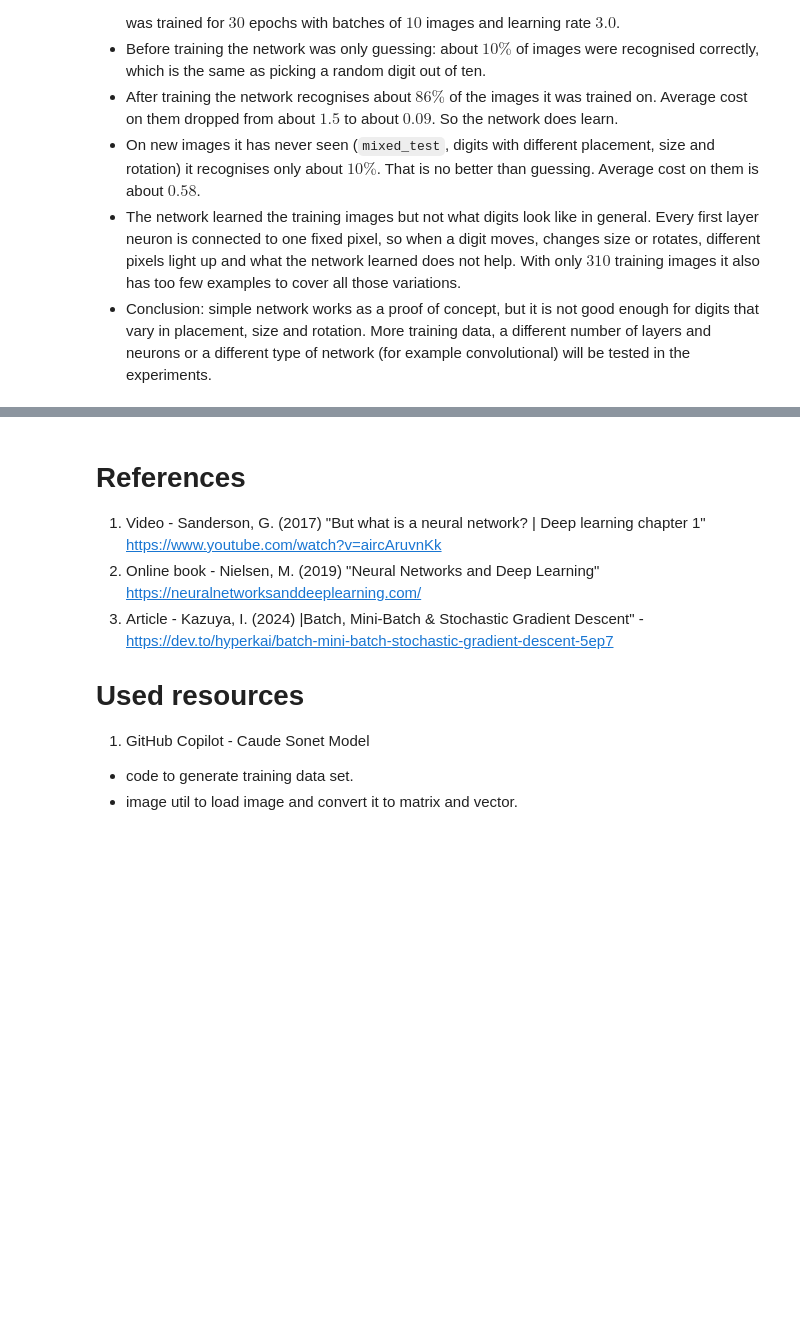
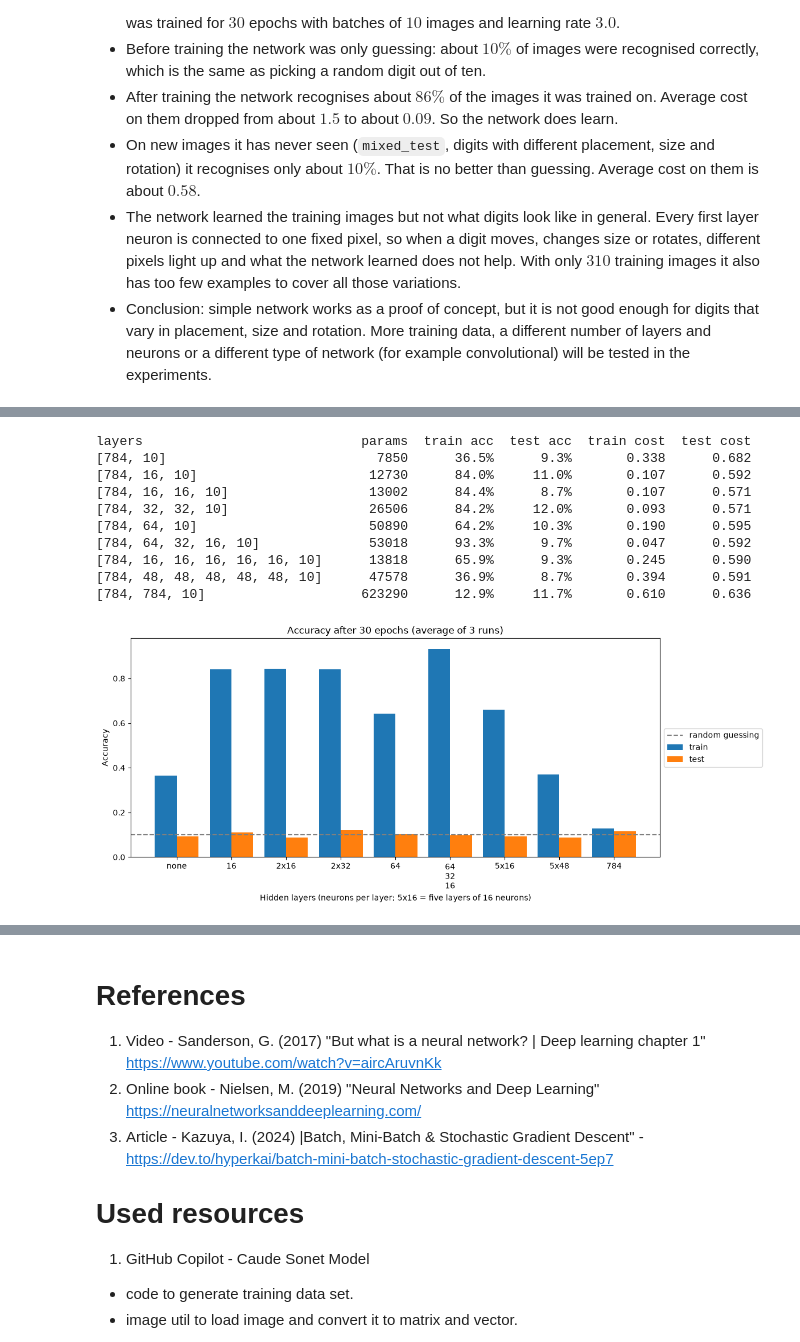
Before and after one commit to PetyoKostakov/math-concepts-for-developers-course, a Jupyter notebook: exam/exam.ipynb, the cells around one changed output, grey strips where cells are left out. Drawn from its saved outputs; the diff is of its cells as text; code cells hidden in the pictures; blank space fills up the shorter version.

```diff
--- a/exam/exam.ipynb
+++ b/exam/exam.ipynb
@@ -421,0 +458,65 @@ Mean cost: train = 0.0884, test = 0.5752
+# %%
+architectures = [
+    [784, 10],
+    [784, 16, 10],
+    [784, 16, 16, 10],
+    [784, 32, 32, 10],
+    [784, 64, 10],
+    [784, 64, 32, 16, 10],
+    [784, 16, 16, 16, 16, 16, 10],
+    [784, 48, 48, 48, 48, 48, 10],
+    [784, 784, 10],
+]
+seeds = [1, 2, 3]
+
+results = []
+for sizes in architectures:
+    runs = [train_and_track(sizes, seed=seed) for seed in seeds]
+    results.append({
+        "sizes": sizes,
+        "parameters": sum(a * b + b for a, b in zip(sizes[:-1], sizes[1:])),
+        "train_accuracy": np.mean([run["train_accuracy"][-1] for run in runs]),
+        "test_accuracy": np.mean([run["test_accuracy"][-1] for run in runs]),
+        "train_cost": np.mean([run["train_cost"][-1] for run in runs]),
+        "test_cost": np.mean([run["test_cost"][-1] for run in runs]),
+    })
+
+print(f"{'layers':<32}{'params':>8}{'train acc':>11}{'test acc':>10}{'train cost':>12}{'test cost':>11}")
+for r in results:
+    print(f"{str(r['sizes']):<32}{r['parameters']:>8}{r['train_accuracy']:>11.1%}{r['test_accuracy']:>10.1%}"
+          f"{r['train_cost']:>12.3f}{r['test_cost']:>11.3f}")
+
+def layers_label(sizes):
+    """Short label of hidden layers, e.g. 5x16 for five layers of 16 neurons."""
+    hidden = sizes[1:-1]
+    if not hidden:
+        return "none"
+    if len(set(hidden)) == 1 and len(hidden) > 1:
+        return f"{len(hidden)}x{hidden[0]}"
+    return "\n".join(str(n) for n in hidden)
+
+
+labels = [layers_label(r["sizes"]) for r in results]
+positions = np.arange(len(results))
+plt.figure(figsize=(12, 5))
+plt.bar(positions - 0.2, [r["train_accuracy"] for r in results], width=0.4, label="train")
+plt.bar(positions + 0.2, [r["test_accuracy"] for r in results], width=0.4, label="test")
+plt.axhline(0.1, color="gray", linestyle="--", label="random guessing")
+plt.xticks(positions, labels)
+plt.xlabel("Hidden layers (neurons per layer; 5x16 = five layers of 16 neurons)")
+plt.ylabel("Accuracy")
+plt.title("Accuracy after 30 epochs (average of 3 runs)")
+plt.legend(loc="center left", bbox_to_anchor=(1, 0.5))
+plt.show()
+# %% [output]
+layers                            params  train acc  test acc  train cost  test cost
+[784, 10]                           7850      36.5%      9.3%       0.338      0.682
+[784, 16, 10]                      12730      84.0%     11.0%       0.107      0.592
+[784, 16, 16, 10]                  13002      84.4%      8.7%       0.107      0.571
+[784, 32, 32, 10]                  26506      84.2%     12.0%       0.093      0.571
+[784, 64, 10]                      50890      64.2%     10.3%       0.190      0.595
+[784, 64, 32, 16, 10]              53018      93.3%      9.7%       0.047      0.592
+[784, 16, 16, 16, 16, 16, 10]      13818      65.9%      9.3%       0.245      0.590
+[784, 48, 48, 48, 48, 48, 10]      47578      36.9%      8.7%       0.394      0.591
+[784, 784, 10]                    623290      12.9%     11.7%       0.610      0.636
+[figure, added]
```
Also changed, not shown: parts of 13 cells of this notebook, 2 other files.
